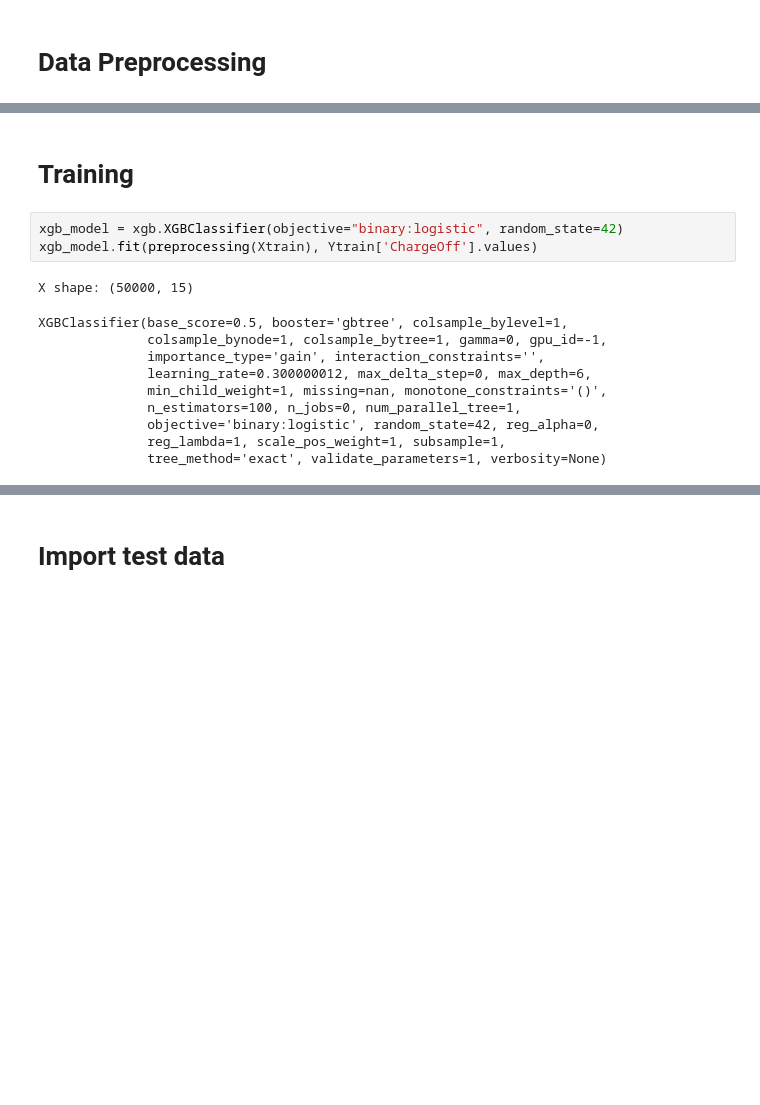
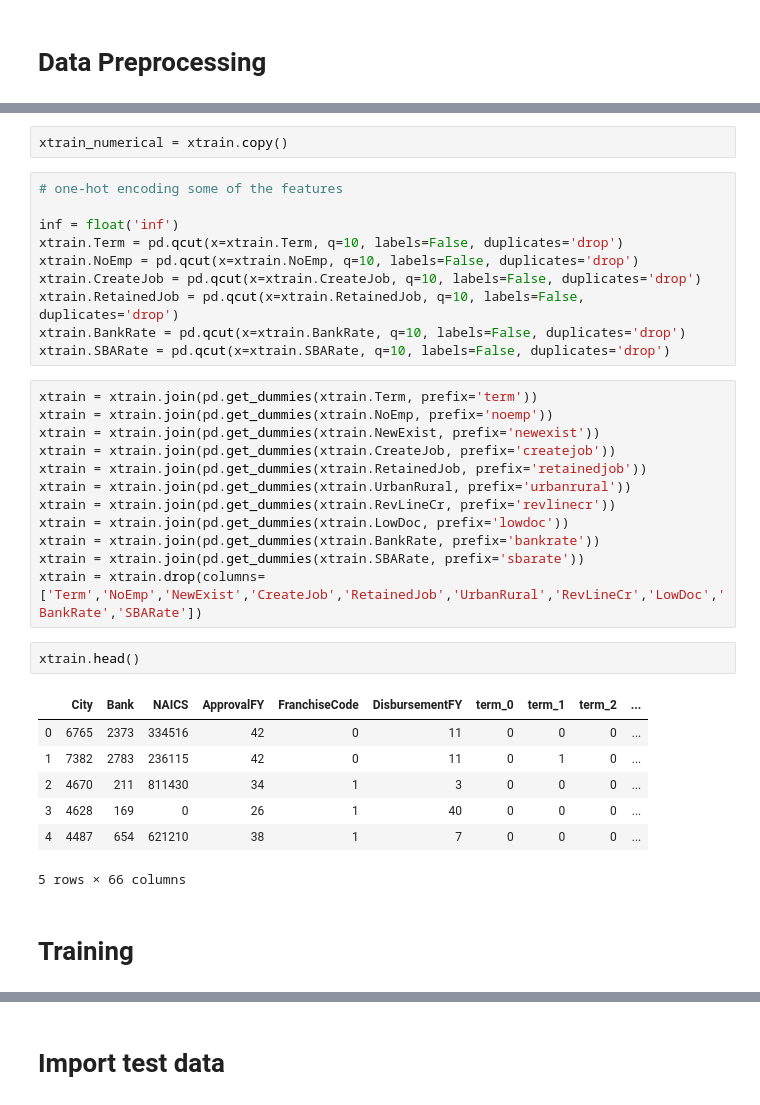
Before and after one commit to HanYuxuanHYX/NUS-CS5228, a Jupyter notebook: CS5228 Project.ipynb, the cells around one changed output, grey strips where cells are left out. Drawn from its saved outputs; the diff is of its cells as text; blank space fills up the shorter version.

```diff
--- a/CS5228 Project.ipynb
+++ b/CS5228 Project.ipynb
@@ -85,16 +168,36 @@ def preprocessing(pd):
+# %%
+xtrain_numerical = xtrain.copy()
+# %%
+# one-hot encoding some of the features
+
+inf = float('inf')
+xtrain.Term = pd.qcut(x=xtrain.Term, q=10, labels=False, duplicates='drop')
+xtrain.NoEmp = pd.qcut(x=xtrain.NoEmp, q=10, labels=False, duplicates='drop')
+xtrain.CreateJob = pd.qcut(x=xtrain.CreateJob, q=10, labels=False, duplicates='drop')
+xtrain.RetainedJob = pd.qcut(x=xtrain.RetainedJob, q=10, labels=False, duplicates='drop')
+xtrain.BankRate = pd.qcut(x=xtrain.BankRate, q=10, labels=False, duplicates='drop')
+xtrain.SBARate = pd.qcut(x=xtrain.SBARate, q=10, labels=False, duplicates='drop')
+# %%
+xtrain = xtrain.join(pd.get_dummies(xtrain.Term, prefix='term'))
+xtrain = xtrain.join(pd.get_dummies(xtrain.NoEmp, prefix='noemp'))
+xtrain = xtrain.join(pd.get_dummies(xtrain.NewExist, prefix='newexist'))
+xtrain = xtrain.join(pd.get_dummies(xtrain.CreateJob, prefix='createjob'))
+xtrain = xtrain.join(pd.get_dummies(xtrain.RetainedJob, prefix='retainedjob'))
+xtrain = xtrain.join(pd.get_dummies(xtrain.UrbanRural, prefix='urbanrural'))
+xtrain = xtrain.join(pd.get_dummies(xtrain.RevLineCr, prefix='revlinecr'))
+xtrain = xtrain.join(pd.get_dummies(xtrain.LowDoc, prefix='lowdoc'))
+xtrain = xtrain.join(pd.get_dummies(xtrain.BankRate, prefix='bankrate'))
+xtrain = xtrain.join(pd.get_dummies(xtrain.SBARate, prefix='sbarate'))
+xtrain = xtrain.drop(columns=['Term','NoEmp','NewExist','CreateJob','RetainedJob','UrbanRural','RevLineCr','LowDoc','BankRate','SBARate'])
+# %%
+xtrain.head()
+# %% [output]
+|  | City | Bank | NAICS | ApprovalFY | FranchiseCode | DisbursementFY | term_0 | term_1 | term_2 | ... |
+| 0 | 6765 | 2373 | 334516 | 42 | 0 | 11 | 0 | 0 | 0 | ... |
+| 1 | 7382 | 2783 | 236115 | 42 | 0 | 11 | 0 | 1 | 0 | ... |
+| 2 | 4670 | 211 | 811430 | 34 | 1 | 3 | 0 | 0 | 0 | ... |
+| 3 | 4628 | 169 | 0 | 26 | 1 | 40 | 0 | 0 | 0 | ... |
+| 4 | 4487 | 654 | 621210 | 38 | 1 | 7 | 0 | 0 | 0 | ... |
+5 rows × 66 columns
 # %% [markdown]
 # Training
-# %%
-xgb_model = xgb.XGBClassifier(objective="binary:logistic", random_state=42)
-xgb_model.fit(preprocessing(Xtrain), Ytrain['ChargeOff'].values)
-# %% [output]
-X shape: (50000, 15)
-XGBClassifier(base_score=0.5, booster='gbtree', colsample_bylevel=1,
-              colsample_bynode=1, colsample_bytree=1, gamma=0, gpu_id=-1,
-              importance_type='gain', interaction_constraints='',
-              learning_rate=0.300000012, max_delta_step=0, max_depth=6,
-              min_child_weight=1, missing=nan, monotone_constraints='()',
-              n_estimators=100, n_jobs=0, num_parallel_tree=1,
-              objective='binary:logistic', random_state=42, reg_alpha=0,
-              reg_lambda=1, scale_pos_weight=1, subsample=1,
-              tree_method='exact', validate_parameters=1, verbosity=None)
```
Also changed, not shown: parts of 59 cells of this notebook.
